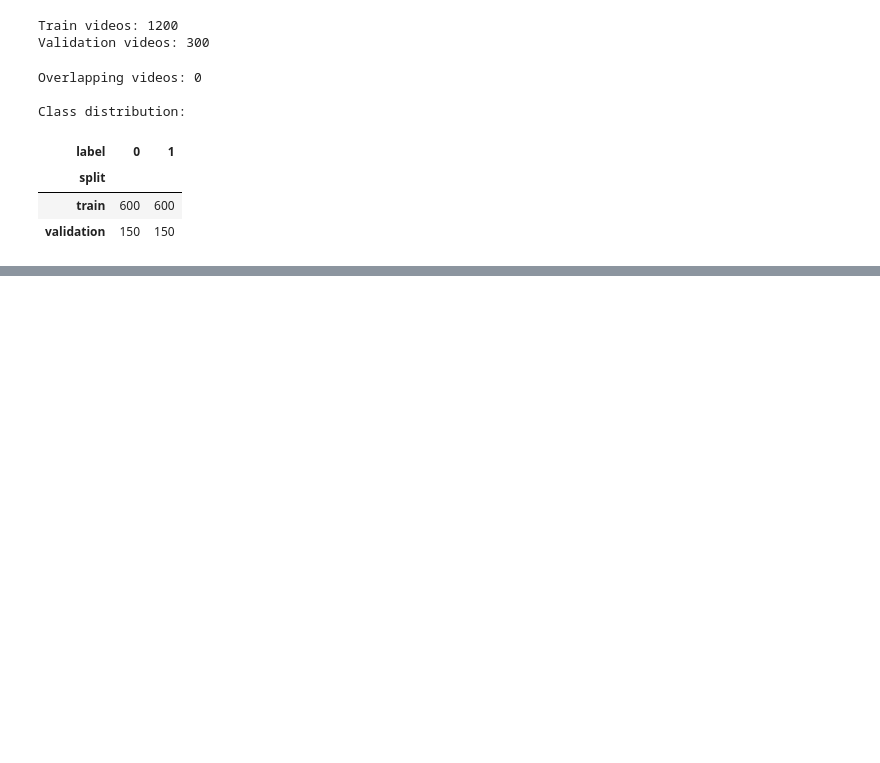
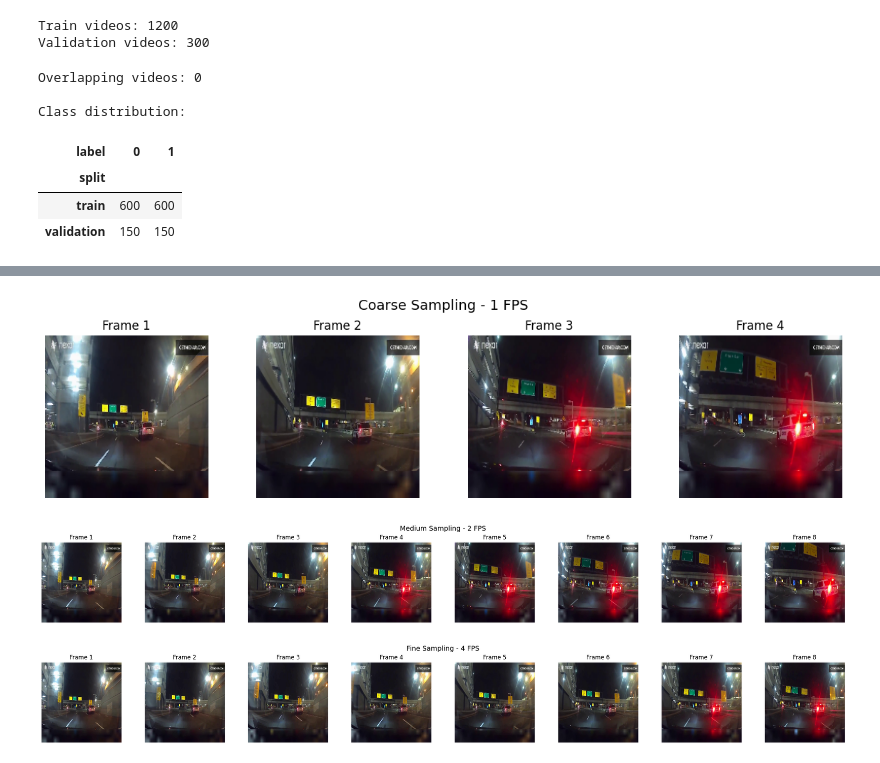
Before and after one commit to Ai-group-09/crash-detection-vision, a Jupyter notebook: advanced_tasks/test.ipynb, the cells around one changed output, grey strips where cells are left out. Cells and saved outputs as stored; diff of their text form; code cells hidden in the pictures; blank space fills up the shorter version.

```diff
--- a/advanced_tasks/test.ipynb
+++ b/advanced_tasks/test.ipynb
@@ -159,0 +295,20 @@ Class distribution:
+# %%
+cap = cv2.VideoCapture(video_path)
+
+if not cap.isOpened():
+    raise RuntimeError("Could not open the video.")
+
+fps = cap.get(cv2.CAP_PROP_FPS)
+total_frames = int(cap.get(cv2.CAP_PROP_FRAME_COUNT))
+width = int(cap.get(cv2.CAP_PROP_FRAME_WIDTH))
+height = int(cap.get(cv2.CAP_PROP_FRAME_HEIGHT))
+duration = total_frames / fps if fps > 0 else 0
+
+print("Video properties:")
+print(f"FPS: {fps:.2f}")
+print(f"Total frames: {total_frames}")
+print(f"Width: {width}")
+print(f"Height: {height}")
+print(f"Duration: {duration:.2f} seconds")
+
+cap.release()
@@ -159,0 +371,26 @@ Class distribution:
+# %%
+def show_frames(frames, title, max_frames=8):
+    n = min(len(frames), max_frames)
+
+    fig, axes = plt.subplots(1, n, figsize=(3 * n, 3))
+
+    if n == 1:
+        axes = [axes]
+
+    for i in range(n):
+        axes[i].imshow(frames[i])
+        axes[i].set_title(f"Frame {i + 1}")
+        axes[i].axis("off")
+
+    fig.suptitle(title, fontsize=14)
+    plt.tight_layout()
+    plt.show()
+
+
+show_frames(coarse_frames, "Coarse Sampling - 1 FPS")
+show_frames(medium_frames, "Medium Sampling - 2 FPS")
+show_frames(fine_frames, "Fine Sampling - 4 FPS")
+# %% [output]
+[figure, added]
+[figure, added]
+[figure, added]
```
Also changed, not shown: parts of 6 cells of this notebook.
